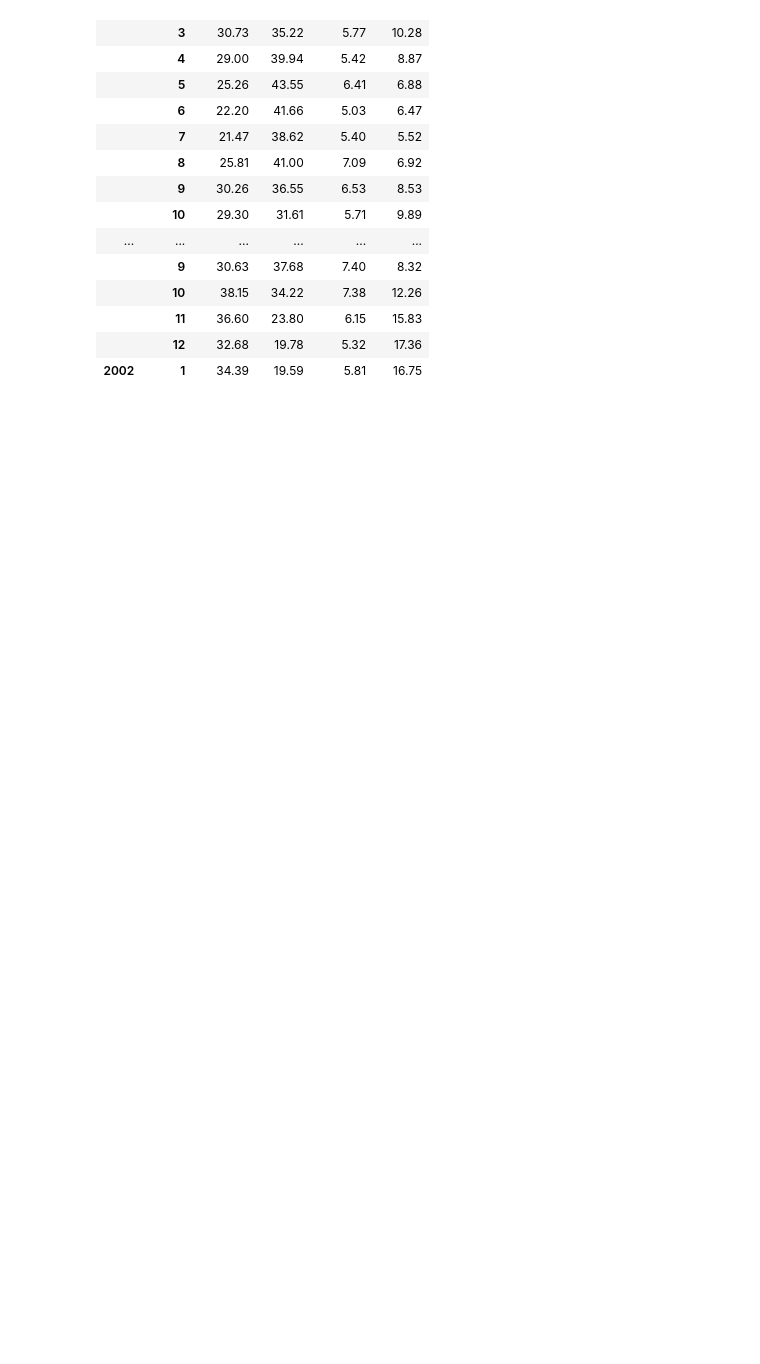
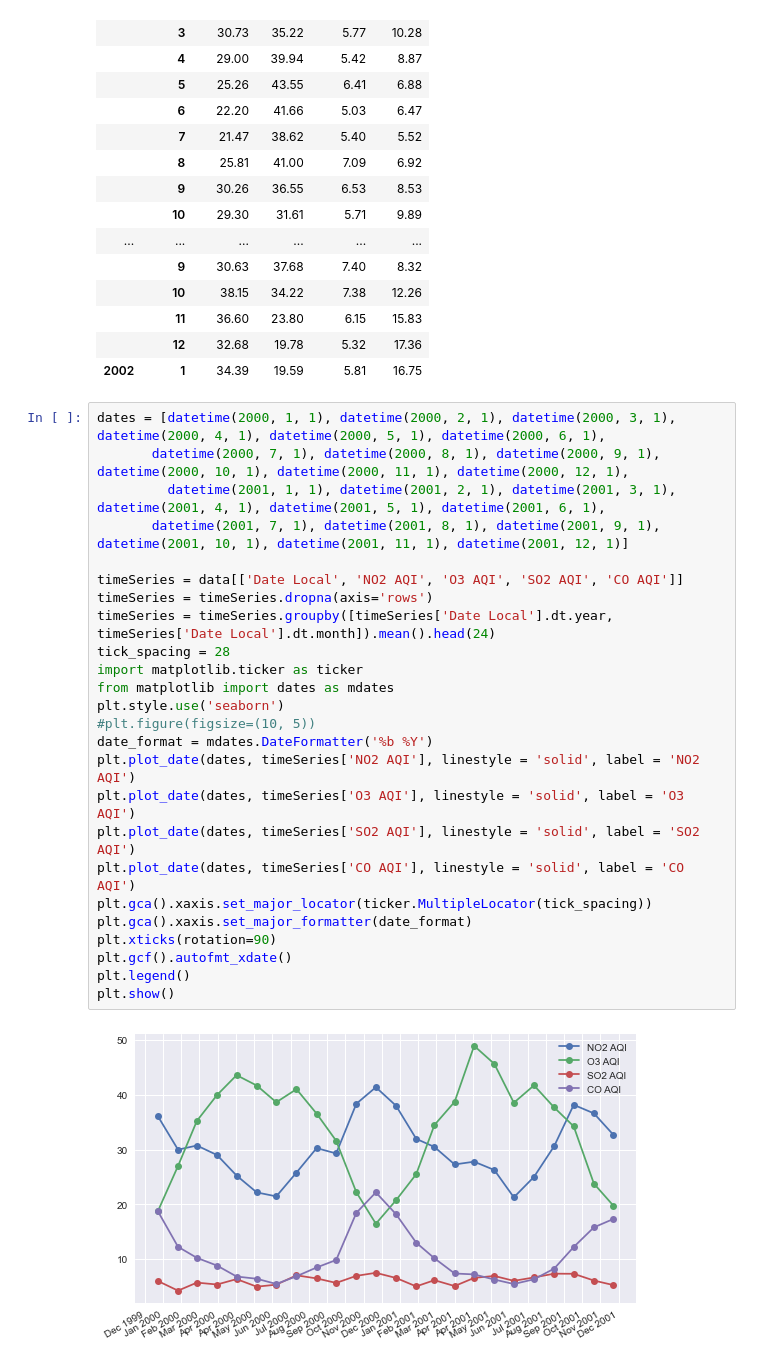
Before and after one commit to nnajmi/MachineLearning, a Jupyter notebook: US-Pollution/Data Exploration.ipynb, the cells around one changed output. Saved outputs shown, nothing was run; the diff lists cells and outputs as text; blank space fills up the shorter version.

```diff
--- a/US-Pollution/Data Exploration.ipynb
+++ b/US-Pollution/Data Exploration.ipynb
@@ -332,3 +333,30 @@ orderedByDate[['NO2 AQI', 'O3 AQI', 'SO2 AQI', 'CO AQI']].head(25)
 |  | 11 | 36.60 | 23.80 | 6.15 | 15.83 |
 |  | 12 | 32.68 | 19.78 | 5.32 | 17.36 |
 | 2002 | 1 | 34.39 | 19.59 | 5.81 | 16.75 |
+# %%
+dates = [datetime(2000, 1, 1), datetime(2000, 2, 1), datetime(2000, 3, 1), datetime(2000, 4, 1), datetime(2000, 5, 1), datetime(2000, 6, 1),
+       datetime(2000, 7, 1), datetime(2000, 8, 1), datetime(2000, 9, 1), datetime(2000, 10, 1), datetime(2000, 11, 1), datetime(2000, 12, 1),
+         datetime(2001, 1, 1), datetime(2001, 2, 1), datetime(2001, 3, 1), datetime(2001, 4, 1), datetime(2001, 5, 1), datetime(2001, 6, 1),
+       datetime(2001, 7, 1), datetime(2001, 8, 1), datetime(2001, 9, 1), datetime(2001, 10, 1), datetime(2001, 11, 1), datetime(2001, 12, 1)]
+
+timeSeries = data[['Date Local', 'NO2 AQI', 'O3 AQI', 'SO2 AQI', 'CO AQI']]
+timeSeries = timeSeries.dropna(axis='rows')
+timeSeries = timeSeries.groupby([timeSeries['Date Local'].dt.year, timeSeries['Date Local'].dt.month]).mean().head(24)
+tick_spacing = 28
+import matplotlib.ticker as ticker
+from matplotlib import dates as mdates
+plt.style.use('seaborn')
+#plt.figure(figsize=(10, 5))
+date_format = mdates.DateFormatter('%b %Y')
+plt.plot_date(dates, timeSeries['NO2 AQI'], linestyle = 'solid', label = 'NO2 AQI')
+plt.plot_date(dates, timeSeries['O3 AQI'], linestyle = 'solid', label = 'O3 AQI')
+plt.plot_date(dates, timeSeries['SO2 AQI'], linestyle = 'solid', label = 'SO2 AQI')
+plt.plot_date(dates, timeSeries['CO AQI'], linestyle = 'solid', label = 'CO AQI')
+plt.gca().xaxis.set_major_locator(ticker.MultipleLocator(tick_spacing))
+plt.gca().xaxis.set_major_formatter(date_format)
+plt.xticks(rotation=90)
+plt.gcf().autofmt_xdate()
+plt.legend()
+plt.show()
+# %% [output]
+[figure, added]
```
Also changed, not shown: parts of 6 cells of this notebook, 1 other file.
